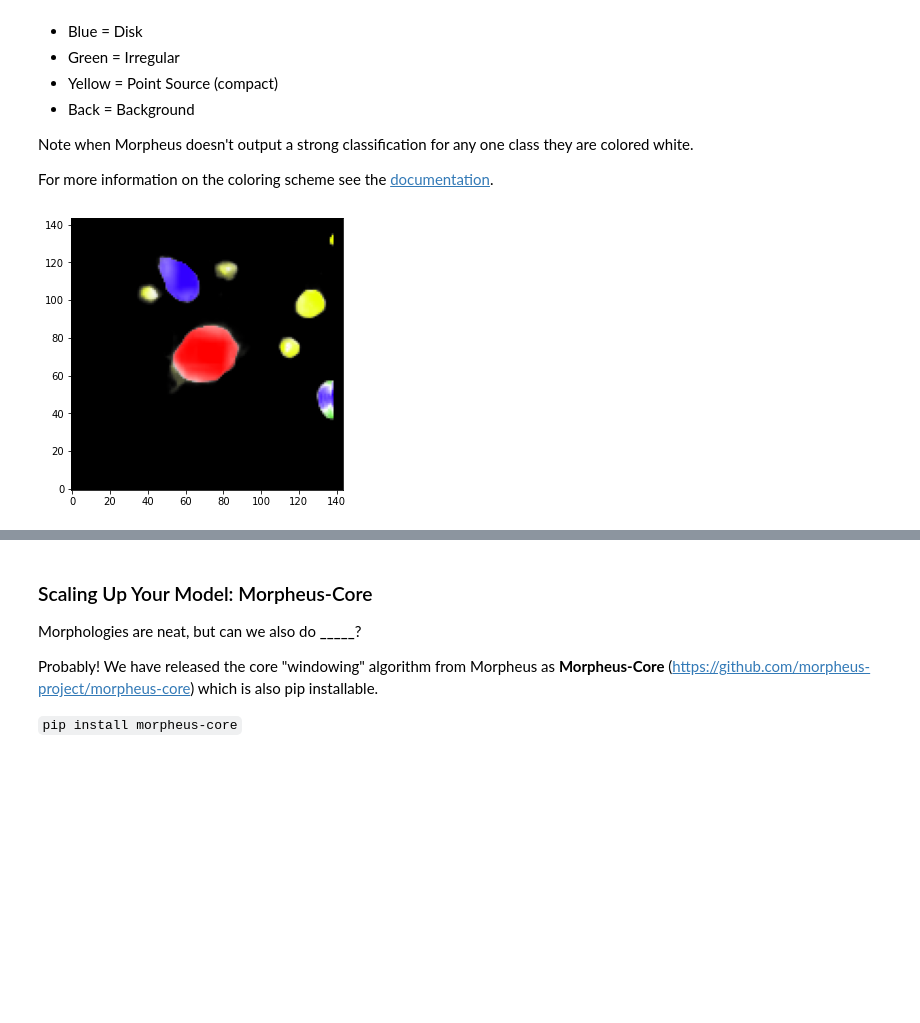
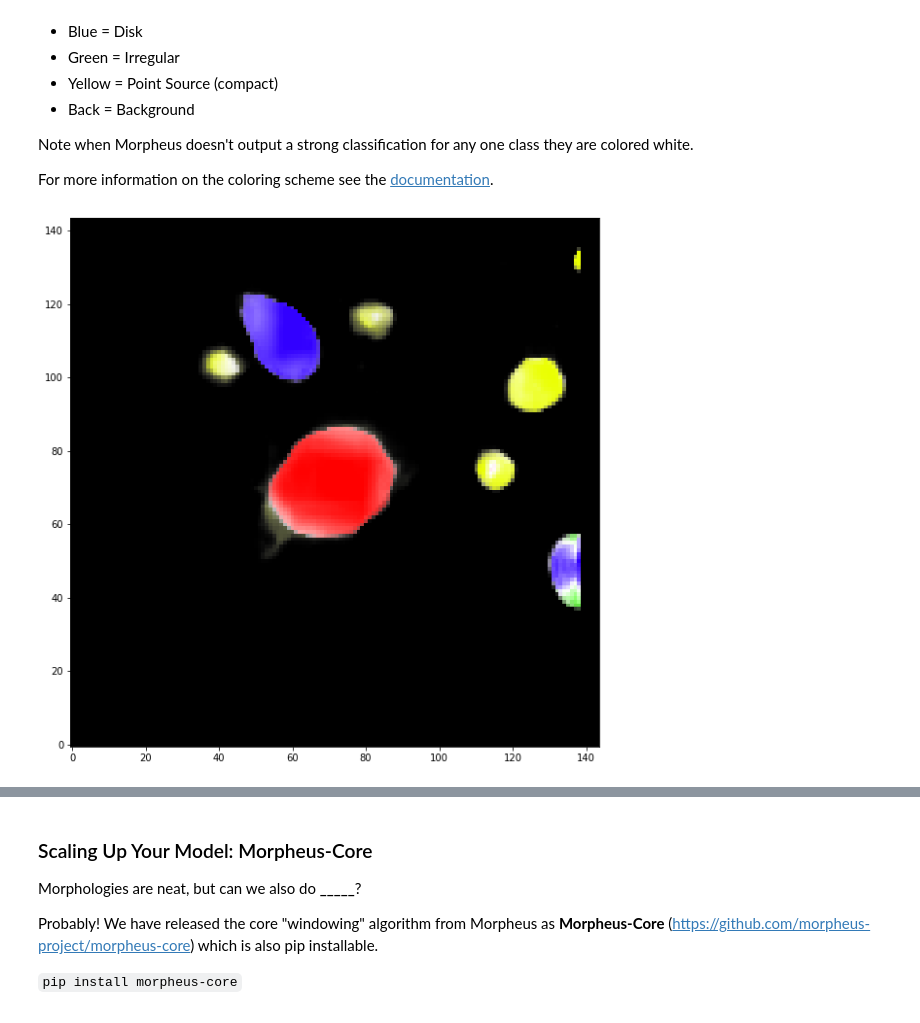
Before and after one commit to ryanhausen/roman-expo-morpheus, a Jupyter notebook: Roman-Expo-Workshop.ipynb, the cells around one changed output, grey strips where cells are left out. Drawn from its saved outputs; the diff is of its cells as text; code cells hidden in the pictures; blank space fills up the shorter version.

```diff
--- a/Roman-Expo-Workshop.ipynb
+++ b/Roman-Expo-Workshop.ipynb
@@ -95,3 +113,3 @@ display(YouTubeVideo("hEL1h_dODkU", width=800))
 # %%
-classified = Classifier.classify(h=h, j=j, v=v, z=z)
+classified = Classifier.classify(h=h, j=j, v=v, z=z, batch_size=2500)
 # %% [output]
@@ -182,11 +195,11 @@ Note when Morpheus doesn't output a strong classification for any one class they
 For more information on the coloring scheme see the [documentation](https://morpheus-astro.readthedocs.io/en/latest/source/morpheus.html#morpheus.classifier.Classifier.colorize_classified).
 # %%
 rgb = Classifier.colorize_classified(classified)
-plt.figure(figsize=(5, 5))
+plt.figure(figsize=(10, 10))
 plt.imshow(rgb, origin='lower')
 plt.show()
 # %% [output]
-[figure, old version]
+[figure, new version]
 # %% [markdown]
 ### BigMorpheus
 
```
Also changed, not shown: parts of 17 cells of this notebook, 1 other file.
